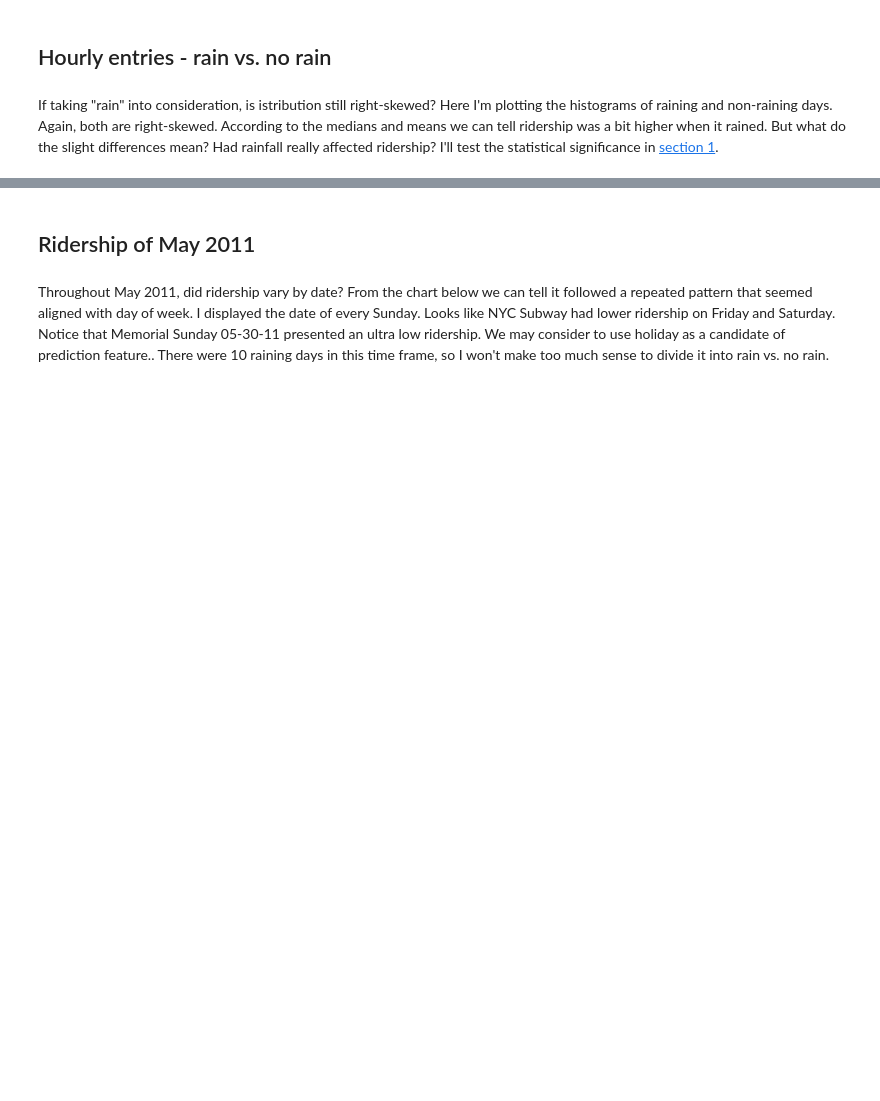
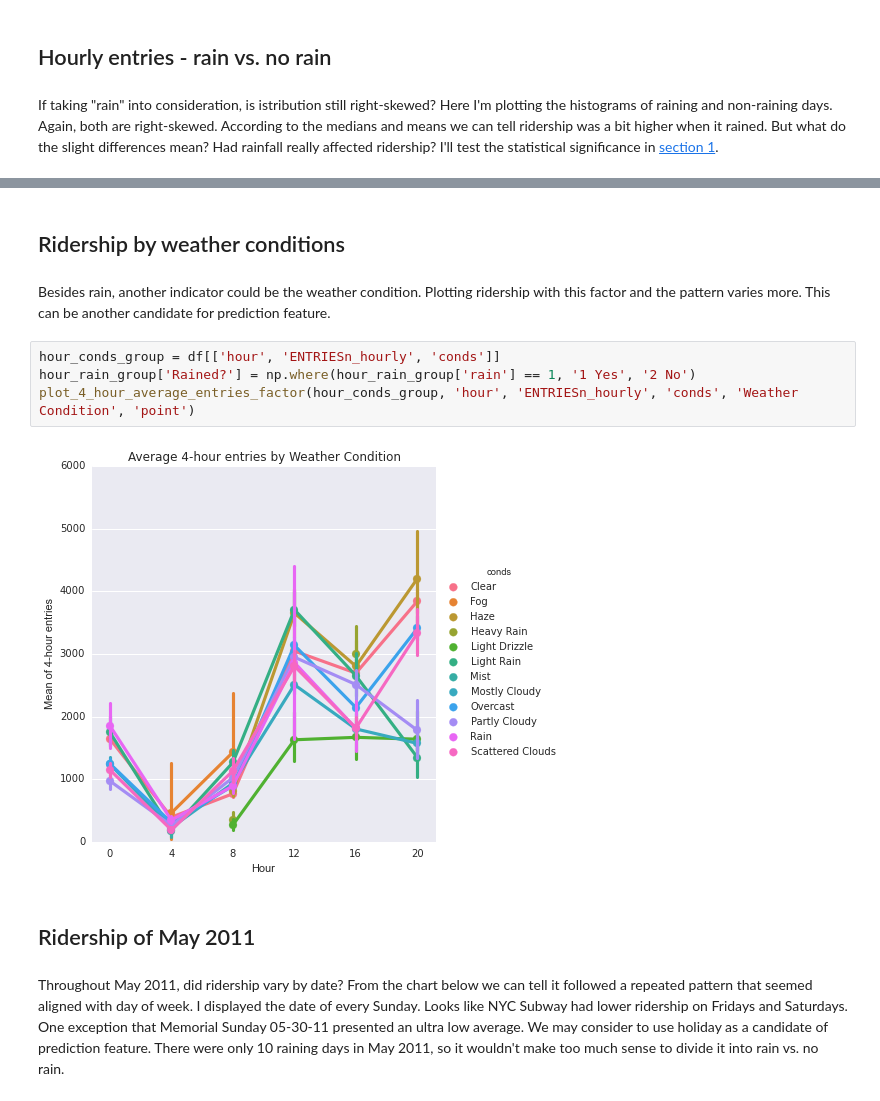
Before and after one commit to meilanou/NYCSubway, a Jupyter notebook: 0. Exploring data.ipynb, the cells around one changed output, grey strips where cells are left out. Saved outputs shown, nothing was run; the diff lists cells and outputs as text; blank space fills up the shorter version.

```diff
--- a/0. Exploring data.ipynb
+++ b/0. Exploring data.ipynb
@@ -134,6 +142,16 @@ Hourly entries - no rain: Count = 33,064, Total = 61,020,916, Median = 893, Mean
+# %% [markdown]
+## Ridership by weather conditions
+# %% [markdown]
+Besides rain, another indicator could be the weather condition. Plotting ridership with this factor and the pattern varies more. This can be another candidate for prediction feature.
+# %%
+hour_conds_group = df[['hour', 'ENTRIESn_hourly', 'conds']]
+hour_rain_group['Rained?'] = np.where(hour_rain_group['rain'] == 1, '1 Yes', '2 No')
+plot_4_hour_average_entries_factor(hour_conds_group, 'hour', 'ENTRIESn_hourly', 'conds', 'Weather Condition', 'point')
+# %% [output]
+[figure, added]
 # %% [markdown]
 ## Ridership of May 2011
 # %% [markdown]
-Throughout May 2011, did ridership vary by date? From the chart below we can tell it followed a repeated pattern that seemed aligned with day of week. I displayed the date of every Sunday. Looks like NYC Subway had lower ridership on Friday and Saturday. Notice that Memorial Sunday 05-30-11 presented an ultra low ridership. We may consider to use holiday as a candidate of prediction feature.. There were 10 raining days in this time frame, so I won't make too much sense to divide it into rain vs. no rain.
+Throughout May 2011, did ridership vary by date? From the chart below we can tell it followed a repeated pattern that seemed aligned with day of week. I displayed the date of every Sunday. Looks like NYC Subway had lower ridership on Fridays and Saturdays. One exception that Memorial Sunday 05-30-11 presented an ultra low average. We may consider to use holiday as a candidate of prediction feature. There were only 10 raining days in May 2011, so it wouldn't make too much sense to divide it into rain vs. no rain.
 # %%
 '''
```
Also changed, not shown: parts of 30 cells of this notebook, 5 other files.
